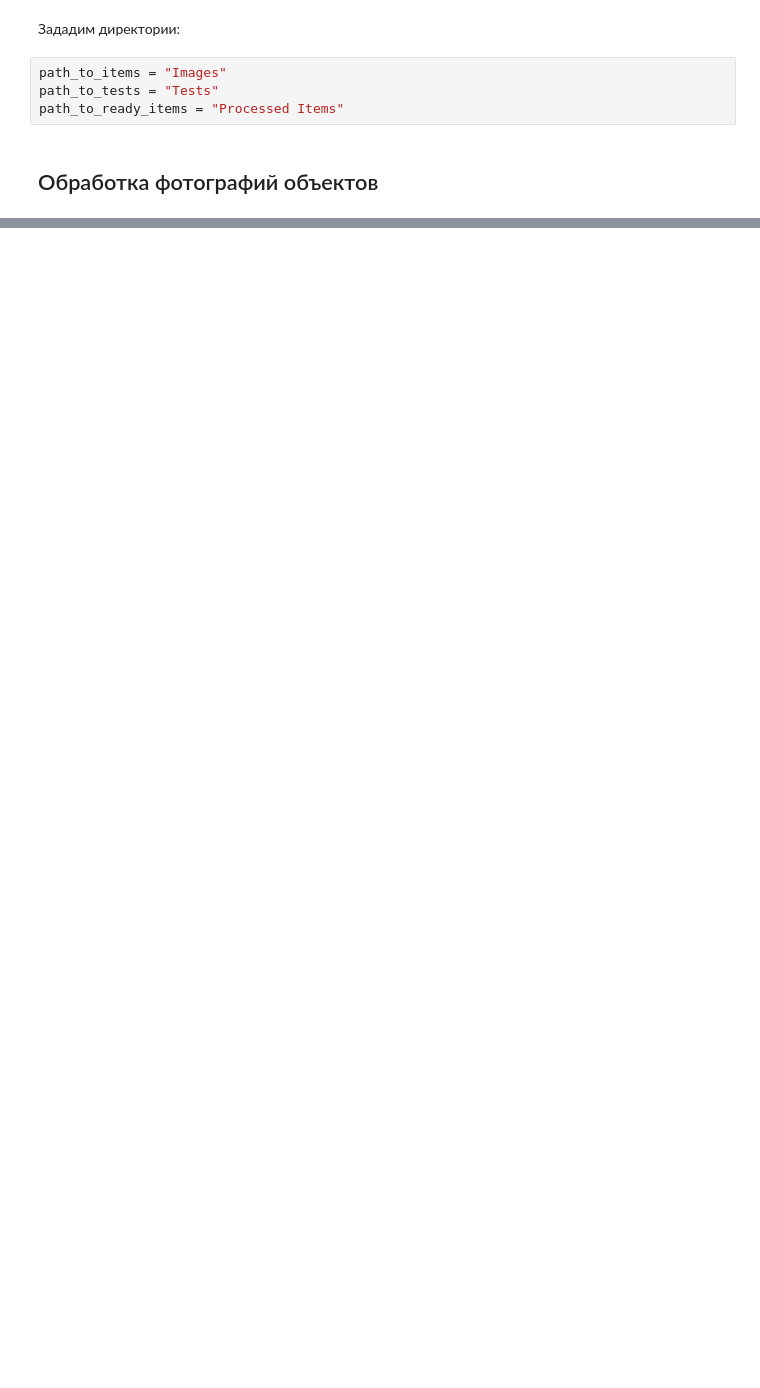
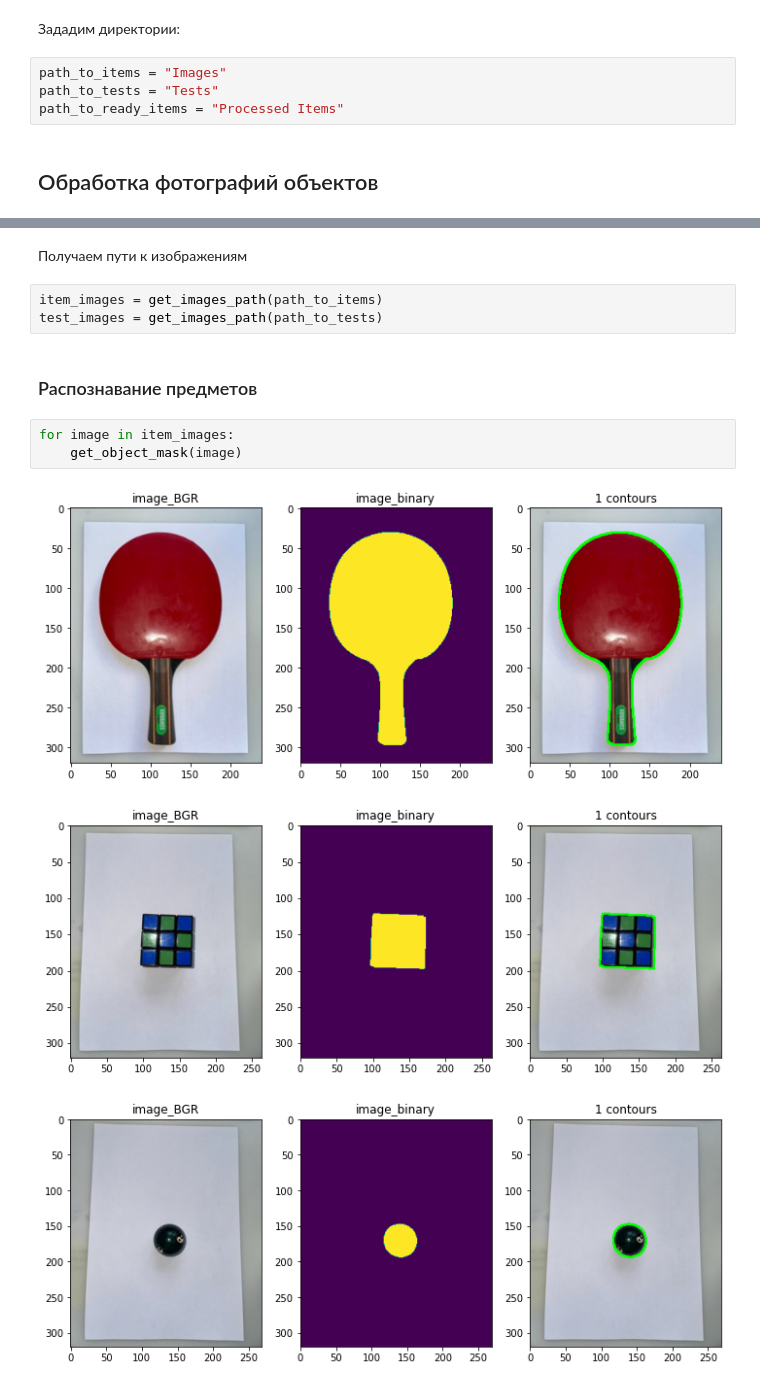
Before and after one commit to Eva53/Intelligent-Placer, a Jupyter notebook: code.ipynb, the cells around one changed output, grey strips where cells are left out. Cells and saved outputs as stored; diff of their text form; blank space fills up the shorter version.

```diff
--- a/code.ipynb
+++ b/code.ipynb
@@ -120,0 +51,14 @@ plt.show()
+# %% [markdown]
+Получаем пути к изображениям
+# %%
+item_images = get_images_path(path_to_items)
+test_images = get_images_path(path_to_tests)
+# %% [markdown]
+### Распознавание предметов
+# %%
+for image in item_images:
+    get_object_mask(image)
+# %% [output]
+[figure, added]
+[figure, added]
+[figure, added]
```
Also changed, not shown: parts of 7 cells of this notebook, 45 other files.
